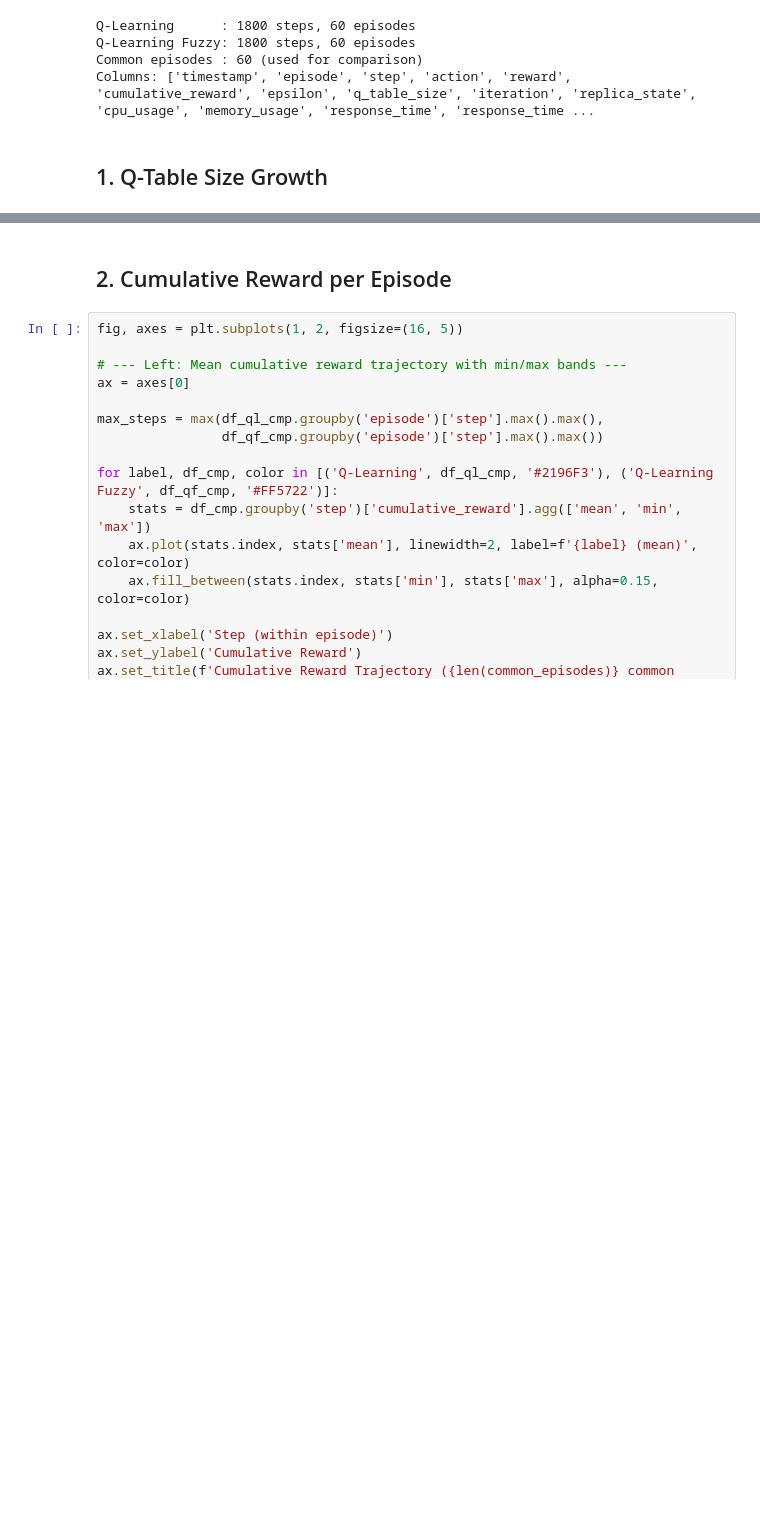
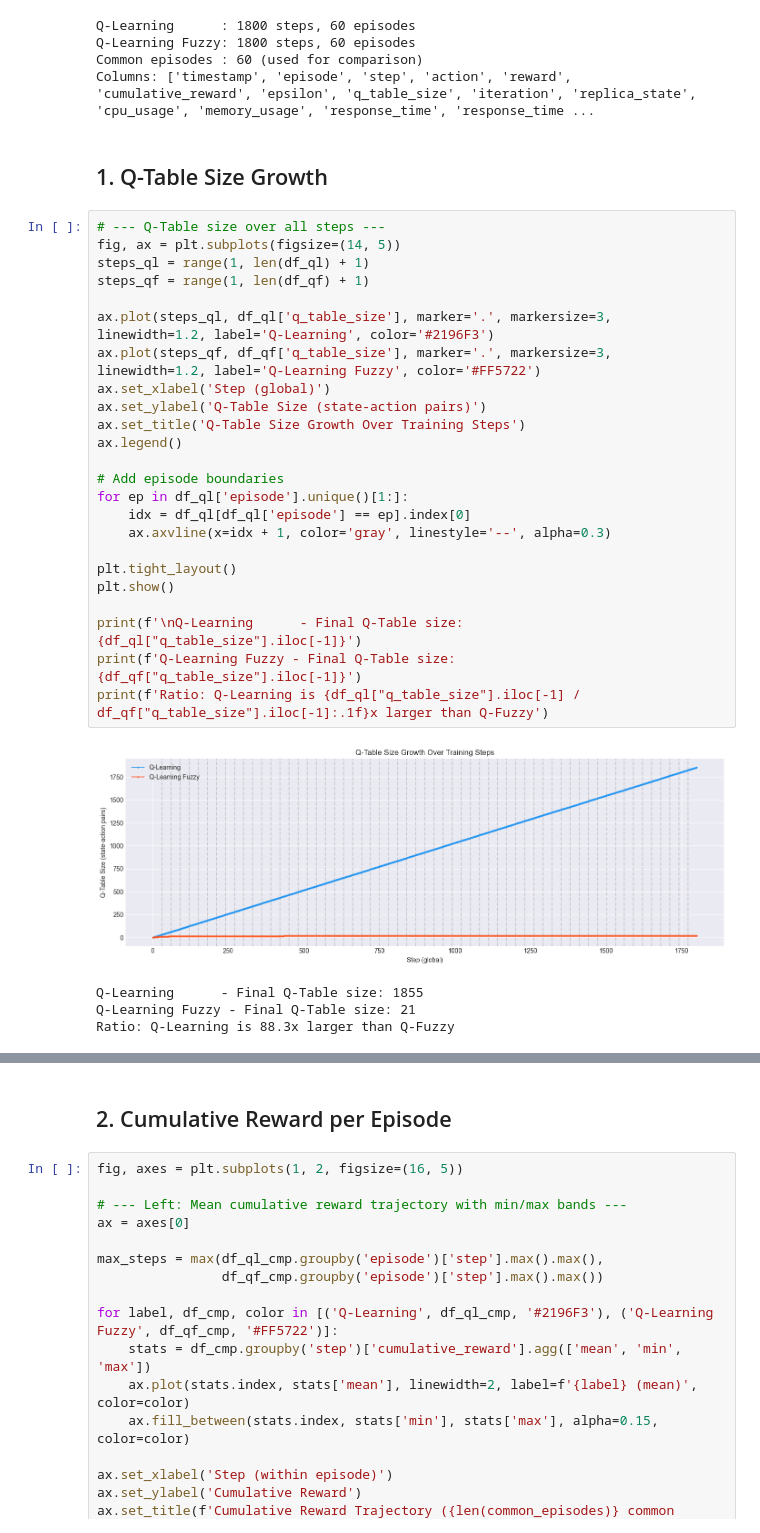
Before and after one commit to indrabrata/autoscaling-k8s-reinforcement-learning, a Jupyter notebook: analysis/training_analysis.ipynb, the cells around one changed output, grey strips where cells are left out. Saved outputs shown, nothing was run; the diff lists cells and outputs as text; blank space fills up the shorter version.

```diff
--- a/analysis/training_analysis.ipynb
+++ b/analysis/training_analysis.ipynb
@@ -32,4 +32,33 @@ Common episodes : 60 (used for comparison)
 Columns: ['timestamp', 'episode', 'step', 'action', 'reward', 'cumulative_reward', 'epsilon', 'q_table_size', 'iteration', 'replica_state', 'cpu_usage', 'memory_usage', 'response_time', 'response_time ...
 # %% [markdown]
 ## 1. Q-Table Size Growth
+# %%
+# --- Q-Table size over all steps ---
+fig, ax = plt.subplots(figsize=(14, 5))
+steps_ql = range(1, len(df_ql) + 1)
+steps_qf = range(1, len(df_qf) + 1)
+
+ax.plot(steps_ql, df_ql['q_table_size'], marker='.', markersize=3, linewidth=1.2, label='Q-Learning', color='#2196F3')
+ax.plot(steps_qf, df_qf['q_table_size'], marker='.', markersize=3, linewidth=1.2, label='Q-Learning Fuzzy', color='#FF5722')
+ax.set_xlabel('Step (global)')
+ax.set_ylabel('Q-Table Size (state-action pairs)')
+ax.set_title('Q-Table Size Growth Over Training Steps')
+ax.legend()
+
+# Add episode boundaries
+for ep in df_ql['episode'].unique()[1:]:
+    idx = df_ql[df_ql['episode'] == ep].index[0]
+    ax.axvline(x=idx + 1, color='gray', linestyle='--', alpha=0.3)
+
+plt.tight_layout()
+plt.show()
+
+print(f'\nQ-Learning      - Final Q-Table size: {df_ql["q_table_size"].iloc[-1]}')
+print(f'Q-Learning Fuzzy - Final Q-Table size: {df_qf["q_table_size"].iloc[-1]}')
+print(f'Ratio: Q-Learning is {df_ql["q_table_size"].iloc[-1] / df_qf["q_table_size"].iloc[-1]:.1f}x larger than Q-Fuzzy')
+# %% [output]
+[figure, added]
+Q-Learning      - Final Q-Table size: 1855
+Q-Learning Fuzzy - Final Q-Table size: 21
+Ratio: Q-Learning is 88.3x larger than Q-Fuzzy
 # %%
```
Also changed, not shown: parts of 3 cells of this notebook, 9 other files.
